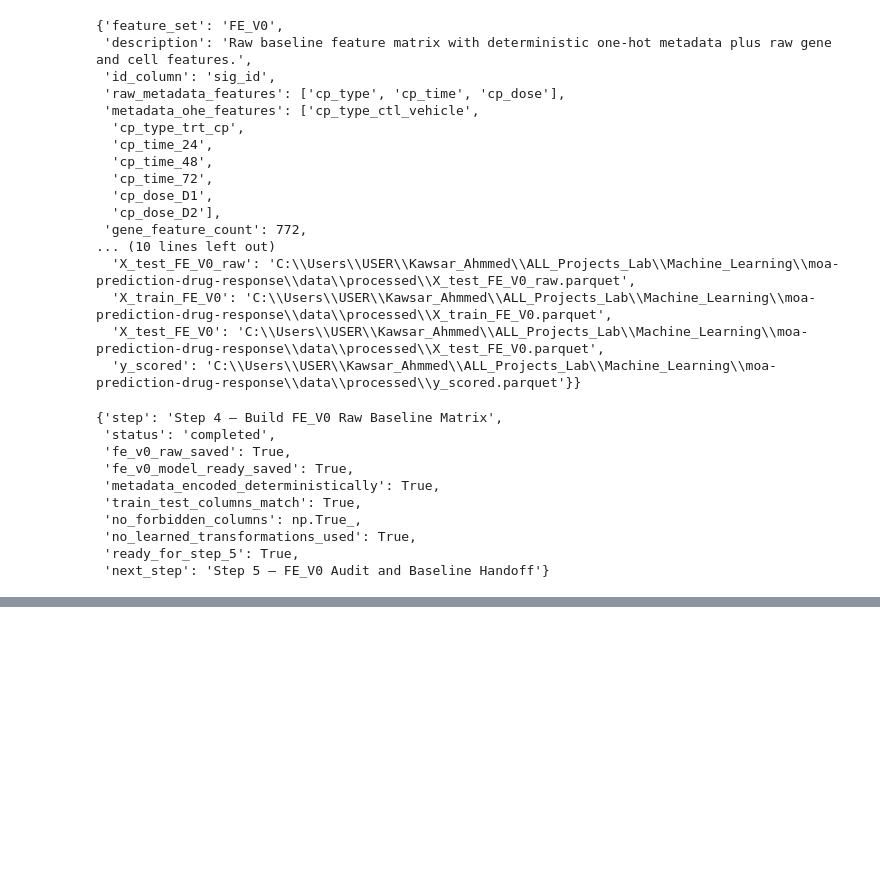
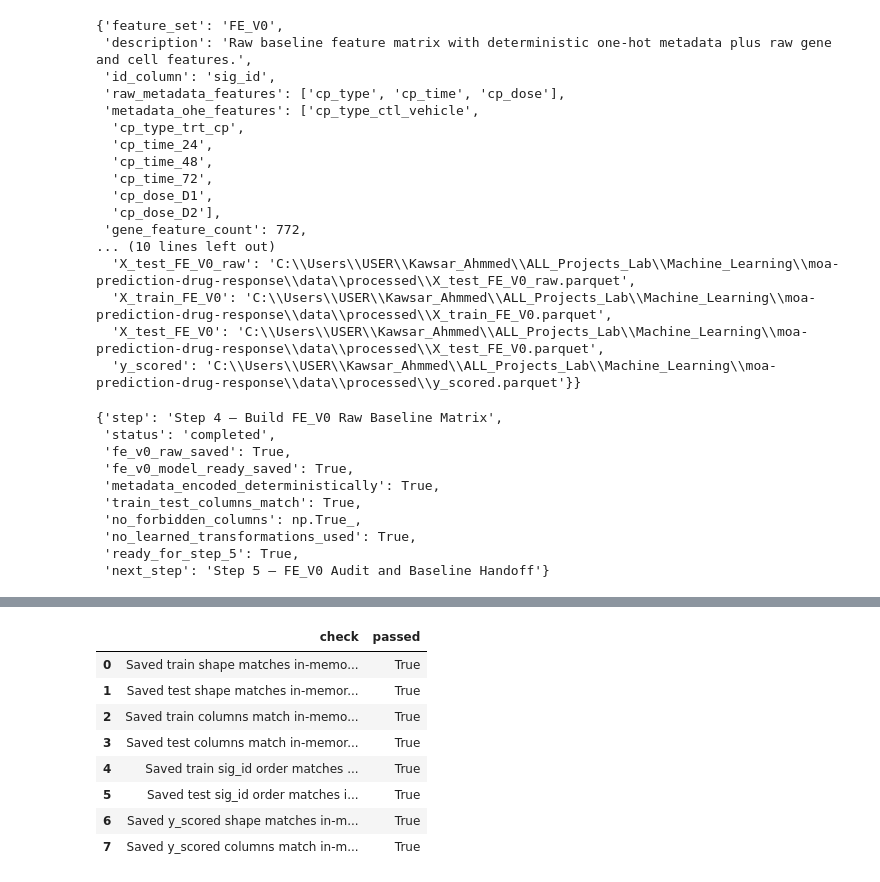
Before and after one commit to kawsar07ahmmed0712-rgb/moa-prediction-drug-response, a Jupyter notebook: notebooks/03_feature_engineering.ipynb, the cells around one changed output, grey strips where cells are left out. Saved outputs shown, nothing was run; the diff lists cells and outputs as text; code cells hidden in the pictures; blank space fills up the shorter version.

```diff
--- a/notebooks/03_feature_engineering.ipynb
+++ b/notebooks/03_feature_engineering.ipynb
@@ -1504,0 +1575,35 @@ step_4_status
+# %%
+fe_v0_saved_memory_consistency_audit = pd.DataFrame({
+    "check": [
+        "Saved train shape matches in-memory train shape",
+        "Saved test shape matches in-memory test shape",
+        "Saved train columns match in-memory train columns",
+        "Saved test columns match in-memory test columns",
+        "Saved train sig_id order matches in-memory train sig_id order",
+        "Saved test sig_id order matches in-memory test sig_id order",
+        "Saved y_scored shape matches in-memory y_scored shape",
+        "Saved y_scored columns match in-memory y_scored columns"
+    ],
+    "passed": [
+        X_train_FE_V0_saved.shape == X_train_fe_v0.shape,
+        X_test_FE_V0_saved.shape == X_test_fe_v0.shape,
+        X_train_FE_V0_saved.columns.tolist() == X_train_fe_v0.columns.tolist(),
+        X_test_FE_V0_saved.columns.tolist() == X_test_fe_v0.columns.tolist(),
+        X_train_FE_V0_saved[ID_COL].tolist() == X_train_fe_v0[ID_COL].tolist(),
+        X_test_FE_V0_saved[ID_COL].tolist() == X_test_fe_v0[ID_COL].tolist(),
+        y_scored_saved.shape == y_scored.shape,
+        y_scored_saved.columns.tolist() == y_scored.columns.tolist()
+    ]
+})
+
+fe_v0_saved_memory_consistency_audit
+# %% [output]
+|  | check | passed |
+| 0 | Saved train shape matches in-memo... | True |
+| 1 | Saved test shape matches in-memor... | True |
+| 2 | Saved train columns match in-memo... | True |
+| 3 | Saved test columns match in-memor... | True |
+| 4 | Saved train sig_id order matches ... | True |
+| 5 | Saved test sig_id order matches i... | True |
+| 6 | Saved y_scored shape matches in-m... | True |
+| 7 | Saved y_scored columns match in-m... | True |
```
Also changed, not shown: parts of 14 cells of this notebook.
